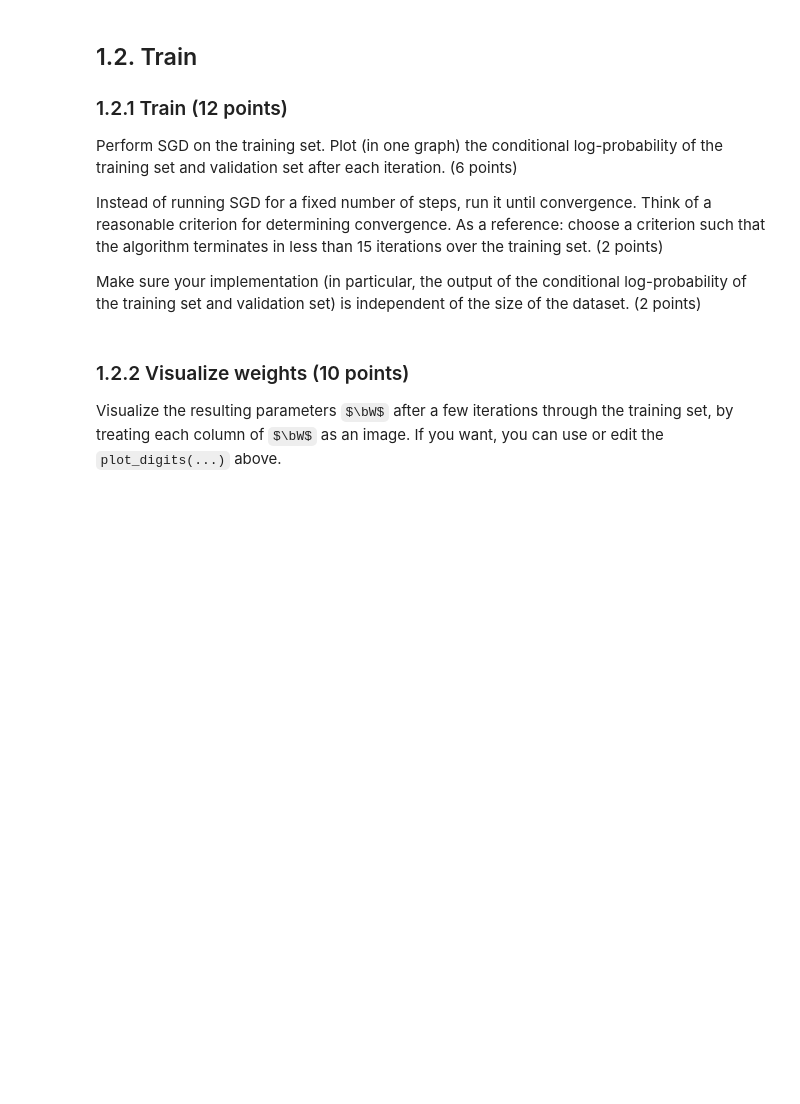
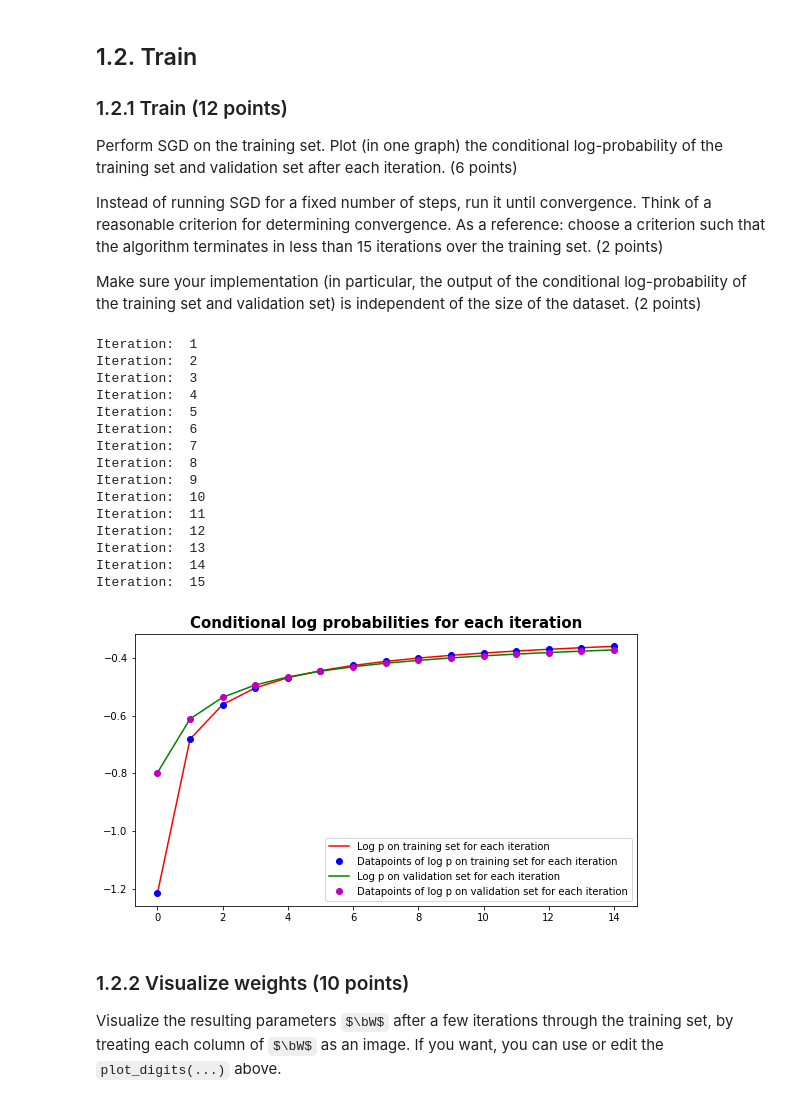
Before and after one commit to ML77777/ML1-18, a Jupyter notebook: Marvin/lab2.ipynb, the cells around one changed output. Saved outputs shown, nothing was run; the diff lists cells and outputs as text; code cells hidden in the pictures; some formulas as TeX source; blank space fills up the shorter version.

```diff
--- a/Marvin/lab2.ipynb
+++ b/Marvin/lab2.ipynb
@@ -431,8 +422,3 @@ Finite difference error grad_b: 5.23511749617e-08
 ### 1.1.3 Stochastic gradient descent (15 points)
 
 Write a function `sgd_iter(x_train, t_train, w, b)` that performs one iteration of stochastic gradient descent (SGD), and returns the new weights. It should go through the trainingset once in randomized order, call `logreg_gradient(x, t, w, b)` for each datapoint to get the gradients, and update the parameters **using a small learning rate of `1e-6`**. Note that in this case we're maximizing the likelihood function, so we should actually performing gradient ___ascent___... For more information about SGD, see Bishop 5.2.4 or an online source (i.e. https://en.wikipedia.org/wiki/Stochastic_gradient_descent)
-# %%
-def sgd_iter(x_train, t_train, W, b):
-    # YOUR CODE HERE
-    raise NotImplementedError()
-    return logp_train, W, b
@@ -454,18 +460,73 @@ Perform SGD on the training set. Plot (in one graph) the conditional log-probabi
 Instead of running SGD for a fixed number of steps, run it until convergence. Think of a reasonable criterion for determining convergence. As a reference: choose a criterion such that the algorithm terminates in less than 15 iterations over the training set. (2 points)
 
 Make sure your implementation (in particular, the output of the conditional log-probability of the training set and validation set) is independent of the size of the dataset. (2 points)
-# %%
-
-def test_sgd(x_train, t_train, x_valid, t_valid, w, b):
-    # YOUR CODE HERE
-    raise NotImplementedError()
-
-np.random.seed(1243)
-w = np.zeros((28*28, 10))
-b = np.zeros(10)
-w,b = test_sgd(x_train, t_train, x_valid, t_valid, w, b)
 # %%
 # Hidden tests for efficiency
+# %%
+
+
+def test_sgd(x_train, t_train, x_valid, t_valid, w, b):
+    # YOUR CODE HERE
+    old_w = np.ones(w.shape)
+
+    logp_train_avgs = []
+    logp_valid_avgs = []
+    counter = 1
+    while numpy.linalg.norm(w-old_w) > 0.15:
+
+        print('Iteration: ',counter)
+        old_w = w
+        logp_train, w, b = sgd_iter(x_train, t_train, w, b)
+        logp_train_avg = logp_train/x_train.shape[0]
+        logp_train_avgs.append(logp_train_avg)
+
+        logp_valid_sum = 0
+        for i,x_sample in enumerate(x_valid):
+            x_sample = x_sample.reshape((1, 784))
+            t_sample = np.array(t_valid[i],ndmin=1)
+            logp_valid, grad_w, grad_b = logreg_gradient(x_sample,t_sample,w,b)
+            logp_valid_sum += logp_valid
+            #logp_valid_avg = logp_valid/x_valid.shape[0]
+        logp_valid_avg = logp_valid_sum / x_valid.shape[0]
+        logp_valid_avgs.append(logp_valid_avg)
+
+        counter +=1
+        #if counter > 14:
+        #    break
+
+    plt.plot(np.arange(len(logp_train_avgs)), logp_train_avgs, 'r',label="Log p on training set for each iteration")
+    plt.plot(np.arange(len(logp_train_avgs)), logp_train_avgs, 'bo',label="Datapoints of log p on training set for each iteration ")
+    plt.plot(np.arange(len(logp_valid_avgs)), logp_valid_avgs, 'g',label="Log p on validation set for each iteration")
+    plt.plot(np.arange(len(logp_valid_avgs)), logp_valid_avgs, 'mo',label="Datapoints of log p on validation set for each iteration")
+    title = "Conditional log probabilities for each iteration"
+    plt.title(title,fontsize=15,fontweight="bold")
+    plt.legend()
+    plt.show()
+
+
+    return w,b
+
+np.random.seed(1243)
+w = np.zeros((28*28, 10))
+b = np.zeros(10)
+w,b = test_sgd(x_train, t_train, x_valid, t_valid, w, b)
+# %% [output]
+Iteration:  1
+Iteration:  2
+Iteration:  3
+Iteration:  4
+Iteration:  5
+Iteration:  6
+Iteration:  7
+Iteration:  8
+Iteration:  9
+Iteration:  10
+Iteration:  11
+Iteration:  12
+Iteration:  13
+Iteration:  14
+Iteration:  15
+[figure, added]
 # %% [markdown]
 ### 1.2.2 Visualize weights (10 points)
 Visualize the resulting parameters $\bW$ after a few iterations through the training set, by treating each column of $\bW$ as an image. If you want, you can use or edit the `plot_digits(...)` above.
```
Also changed, not shown: parts of 11 cells of this notebook.
